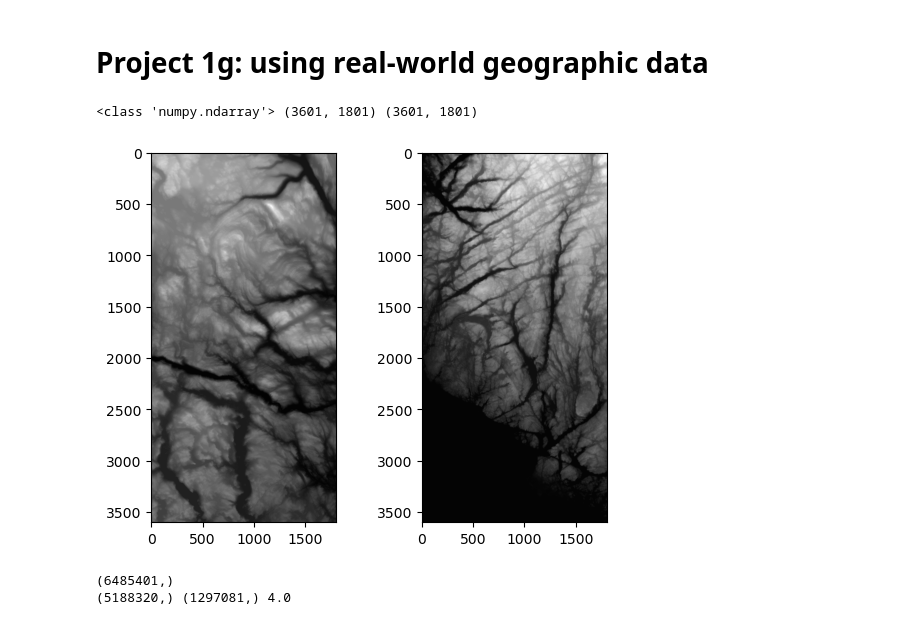
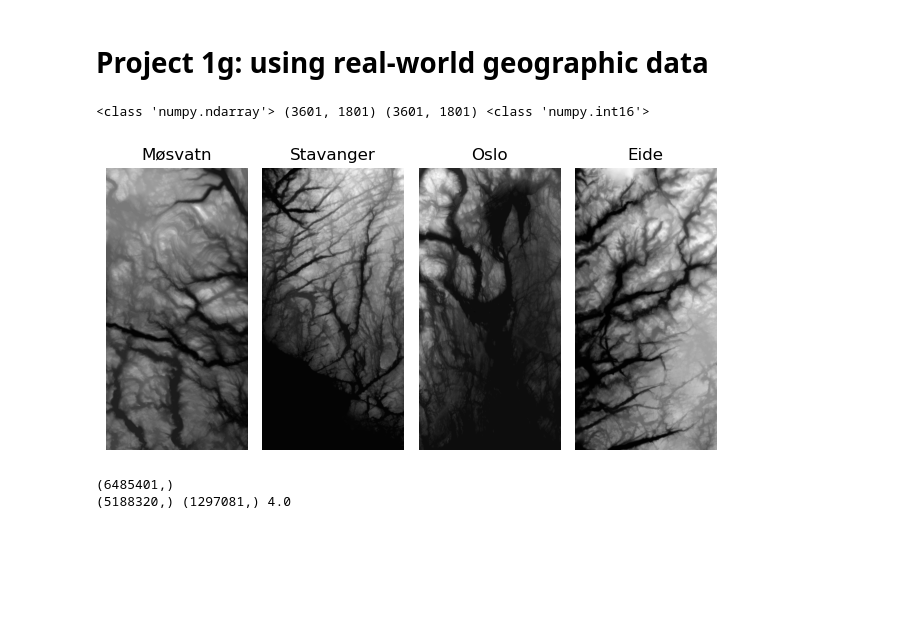
Before and after one commit to blakkisrud/MachineLearningProject1, a Jupyter notebook: src/geographic.ipynb, the cells around one changed output. Saved outputs shown, nothing was run; the diff lists cells and outputs as text; code cells hidden in the pictures; blank space fills up the shorter version.

Commit message:
Added script for plotting figures in methods section

```diff
--- a/src/geographic.ipynb
+++ b/src/geographic.ipynb
@@ -15,19 +16,30 @@ from sklearn.model_selection import train_test_split
 from sklearn.metrics import r2_score, mean_squared_error
 # %%
 # Loading the terrain data
-terrain1 = imread('SRTM_data_Norway_1.tif')
-terrain2 = imread('SRTM_data_Norway_2.tif')
-print(type(terrain1), terrain1.shape, terrain2.shape)
+terrain1 = imread('SRTM_data_Norway_1.tif'); trname1 = "Møsvatn"
+terrain2 = imread('SRTM_data_Norway_2.tif'); trname2 = "Stavanger"
+terrain3 = imread('oslo.tif'); trname3 = "Oslo"
+terrain4 = imread('eide.tif'); trname4 = "Eide"
+print(type(terrain1), terrain1.shape, terrain2.shape, type(terrain1[0, 0]))
 # %% [output]
-<class 'numpy.ndarray'> (3601, 1801) (3601, 1801)
+<class 'numpy.ndarray'> (3601, 1801) (3601, 1801) <class 'numpy.int16'>
 # %%
 # Plotting the terrains
-fig, ax = plt.subplots(ncols=2)
-ax[0].imshow(terrain1, cmap="gray")
-ax[1].imshow(terrain2, cmap="gray")
+fig, ax = plt.subplots(ncols=4)
+ax = ax.ravel()
+for axx, tr, tr_nm in zip(ax, [terrain1, terrain2, terrain3, terrain4], [trname1, trname2, trname3, trname4]):
+    axx.imshow(tr, cmap="gray")
+    axx.set_title(tr_nm)
+#ax[0].imshow(terrain1, cmap="gray")
+#ax[1].imshow(terrain2, cmap="gray")
+#ax[2].imshow(terrain3, cmap="gray")
+#ax[3].imshow(terrain4, cmap="gray")
+[axx.axis("off") for axx in ax]
+fig.tight_layout()
+fig.savefig(os.path.join("output_terrain", 'terrains.png'))
 plt.show()
 # %% [output]
-[figure, old version]
+[figure, new version]
 # %%
 # Splitting the data from terrain1 into train / test
 index_vals = np.array(range(np.prod(terrain1.shape)))
```
Also changed, not shown: parts of 1 cell of this notebook, 3 other files.
